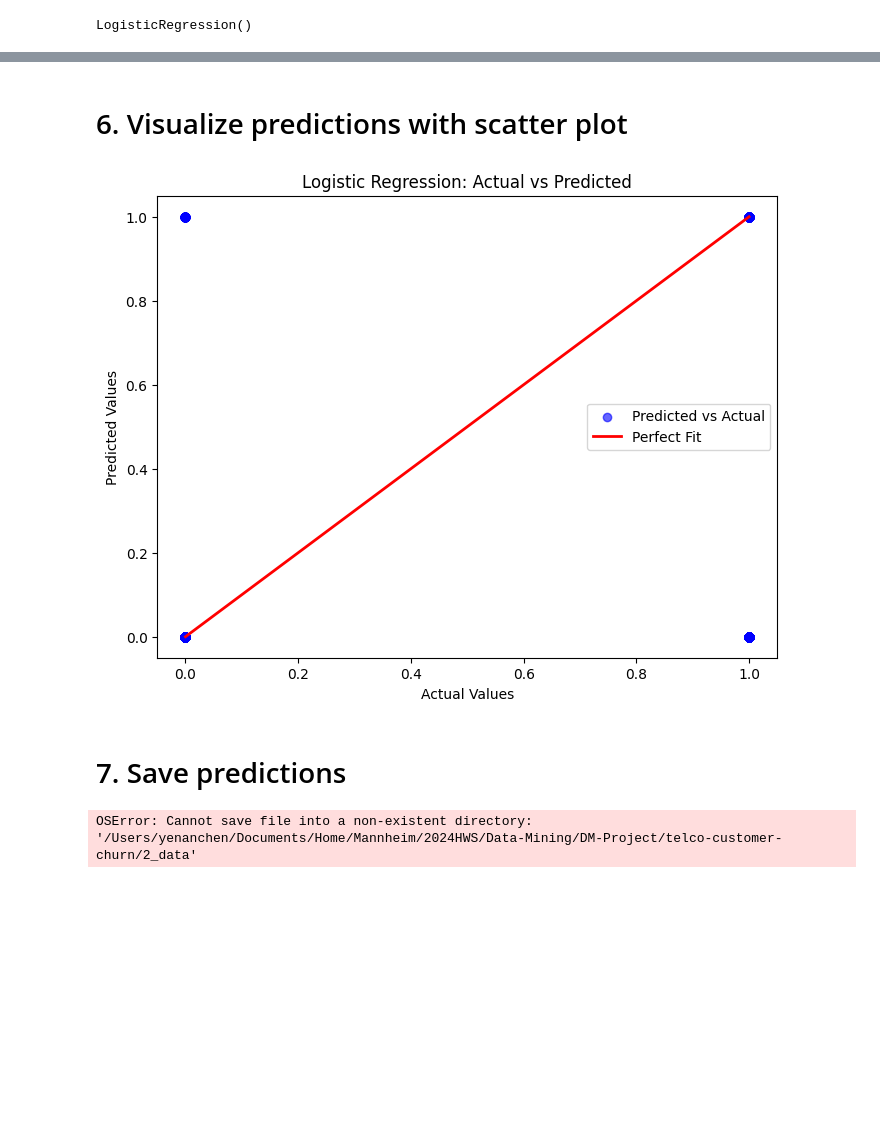
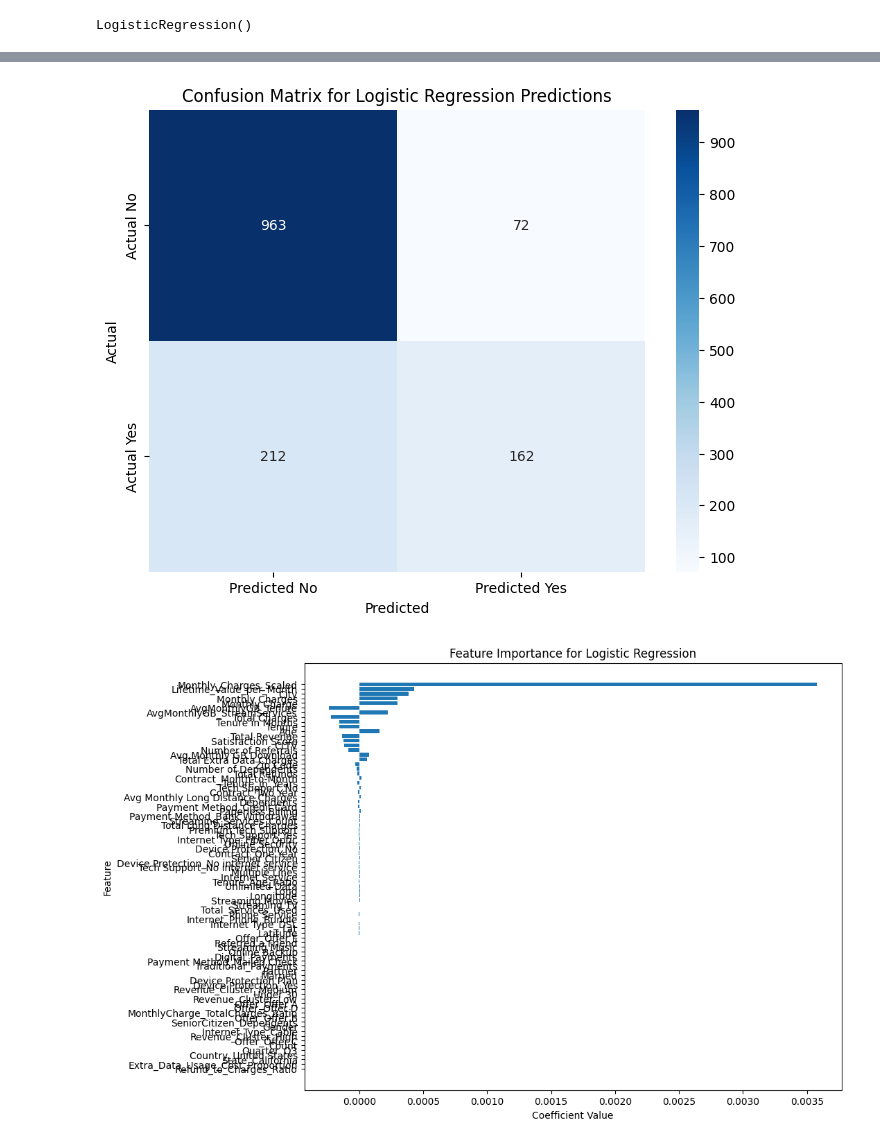
Before and after one commit to eelisee/telco-customer-churn, a Jupyter notebook: 4_analysis/2_LogisticRegression.ipynb, the cells around one changed output, grey strips where cells are left out. Cells and saved outputs as stored; diff of their text form; code cells hidden in the pictures; blank space fills up the shorter version.

Commit message:
Add evaluation metrics for KNN and Logistic Regression models and update analysis documentation

```diff
--- a/4_analysis/2_LogisticRegression.ipynb
+++ b/4_analysis/2_LogisticRegression.ipynb
@@ -65,24 +62,0 @@ F1 Score: 0.53
-# %% [markdown]
-# 6. Visualize predictions with scatter plot
-# %%
-# Scatter plot of Actual vs Predicted values
-plt.figure(figsize=(8, 6))
-plt.scatter(y_test, y_pred, alpha=0.6, color='blue', label='Predicted vs Actual')
-plt.plot([y_test.min(), y_test.max()], [y_test.min(), y_test.max()], color='red', linewidth=2, label='Perfect Fit')
-
-plt.xlabel('Actual Values')
-plt.ylabel('Predicted Values')
-plt.title('Logistic Regression: Actual vs Predicted')
-plt.legend()
-plt.show()
-# %% [output]
-[figure, removed]
-# %% [markdown]
-# 7. Save predictions
-# %%
-# Save predictions to a CSV file
-predictions = pd.DataFrame({'Actual': y_test, 'Predicted': y_pred})
-predictions.to_csv("/Users/yenanchen/Documents/Home/Mannheim/2024HWS/Data-Mining/DM-Project/telco-customer-churn/2_data/predictions.csv", index=False)
-print("Predictions saved to predictions.csv")
-# %% [output]
-OSError: Cannot save file into a non-existent directory: '/Users/yenanchen/Documents/Home/Mannheim/2024HWS/Data-Mining/DM-Project/telco-customer-churn/2_data'
@@ -88,0 +73,40 @@ OSError: Cannot save file into a non-existent directory: '/Users/yenanchen/Docum
+# %%
+from sklearn.metrics import confusion_matrix
+import seaborn as sns
+
+# Compute the confusion matrix
+conf_matrix = confusion_matrix(y_test, y_pred)
+
+# Plot the confusion matrix using a heatmap
+plt.figure(figsize=(8, 6))
+sns.heatmap(conf_matrix, annot=True, fmt='d', cmap='Blues', xticklabels=['Predicted No', 'Predicted Yes'], yticklabels=['Actual No', 'Actual Yes'])
+plt.xlabel('Predicted')
+plt.ylabel('Actual')
+plt.title('Confusion Matrix for Logistic Regression Predictions')
+plt.show()
+# %% [output]
+[figure, added]
+# %%
+# Get the feature names
+feature_names = X_train.columns
+
+# Get the coefficients from the logistic regression model
+coefficients = lr.coef_[0]
+
+# Create a DataFrame to hold feature names and their corresponding coefficients
+feature_importance_df = pd.DataFrame({'Feature': feature_names, 'Importance': coefficients})
+
+# Sort the DataFrame by the absolute value of the coefficients
+feature_importance_df['Absolute Importance'] = feature_importance_df['Importance'].abs()
+feature_importance_df = feature_importance_df.sort_values(by='Absolute Importance', ascending=False)
+
+# Plot the feature importance
+plt.figure(figsize=(10, 8))
+plt.barh(feature_importance_df['Feature'], feature_importance_df['Importance'])
+plt.xlabel('Coefficient Value')
+plt.ylabel('Feature')
+plt.title('Feature Importance for Logistic Regression')
+plt.gca().invert_yaxis()
+plt.show()
+# %% [output]
+[figure, added]
```
Also changed, not shown: parts of 13 cells of this notebook, 4 other files.
